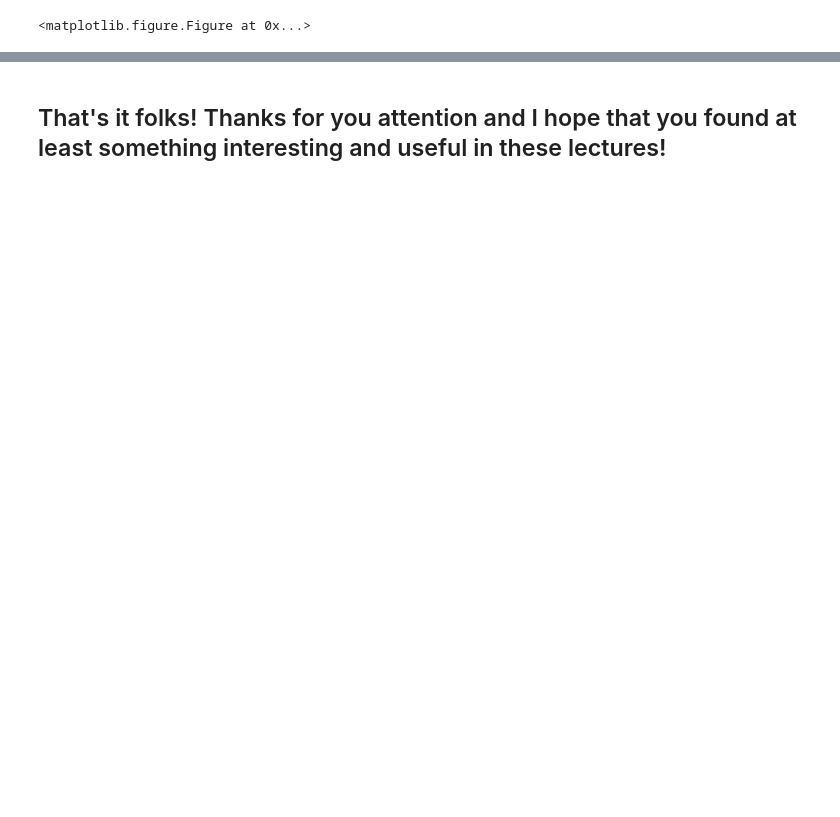
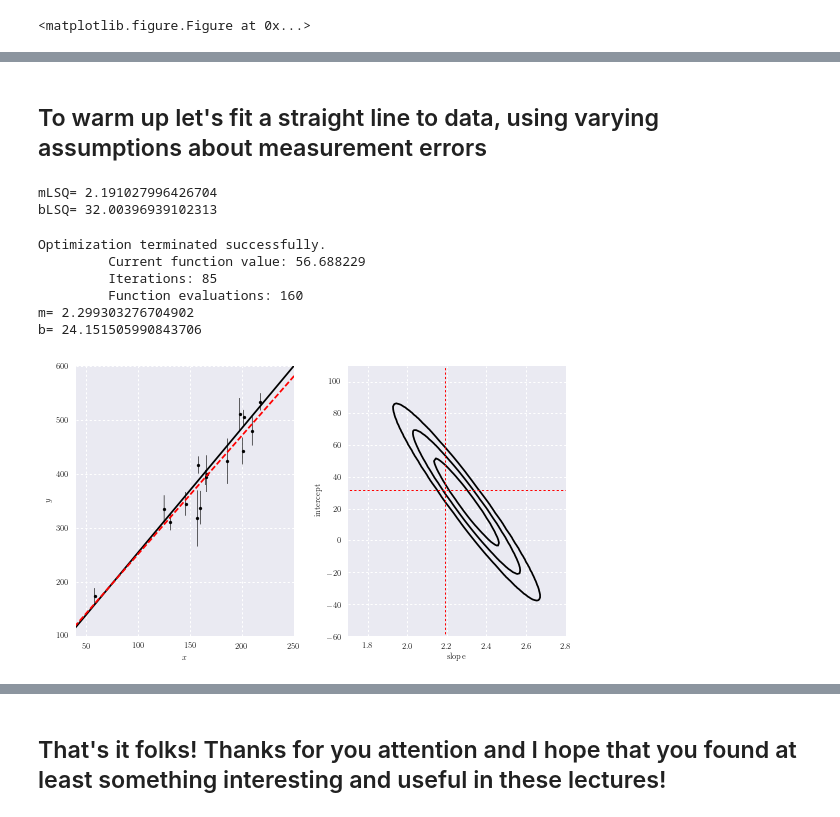
Before and after one commit to dirac-institute/SPSAS2019, a Jupyter notebook: lectures/SPSAS2019day3-2.ipynb, the cells around one changed output, grey strips where cells are left out. Saved outputs shown, nothing was run; the diff lists cells and outputs as text; code cells hidden in the pictures; blank space fills up the shorter version.

```diff
--- a/lectures/SPSAS2019day3-2.ipynb
+++ b/lectures/SPSAS2019day3-2.ipynb
@@ -22,0 +28,2 @@ describes the human IQ (intelligence quotient) distribution.
+# %% [markdown]
+## To warm up let's fit a straight line to data, using varying assumptions about measurement errors
@@ -22,0 +130,40 @@ describes the human IQ (intelligence quotient) distribution.
+# %%
+# We'll use the data from table 1 of Hogg et al. 2010
+data = fetch_hogg2010test()
+data = data[5:]  # no outliers (the first 5 points are outliers, see the lecture)
+x = data['x']
+y = data['y']
+sigma_x = data['sigma_x']
+sigma_y = data['sigma_y']
+rho_xy = data['rho_xy']
+# %%
+# for comparison, let's get the standard LSQ solution
+mux = np.mean(x)
+muy = np.mean(y)
+mLSQ = np.sum(x*y-mux*muy)/np.sum((x-mux)**2)
+bLSQ = muy - mLSQ*mux
+print 'mLSQ=', mLSQ
+print 'bLSQ=', bLSQ
+# %% [output]
+mLSQ= 2.191027996426704
+bLSQ= 32.00396939102313
+# %%
+## let's do only errors in y - this is standard LSQ
+# Find best-fit parameters
+err_x = 0*sigma_x
+err_y = sigma_y
+rho = 0*rho_xy
+best_fit1 = get_best_fit(x, y, err_x, err_y, rho)
+m_fit1, b_fit1 = get_m_b(best_fit1)
+print 'm=', m_fit1
+print 'b=', b_fit1
+# plot best fit
+plot_best_fit(x, y, err_x, err_y, rho, best_fit1, mLSQ, bLSQ)
+# %% [output]
+Optimization terminated successfully.
+         Current function value: 56.688229
+         Iterations: 85
+         Function evaluations: 160
+m= 2.299303276704902
+b= 24.151505990843706
+[figure, added]
```
Also changed, not shown: parts of 38 cells of this notebook, 2 other files.
